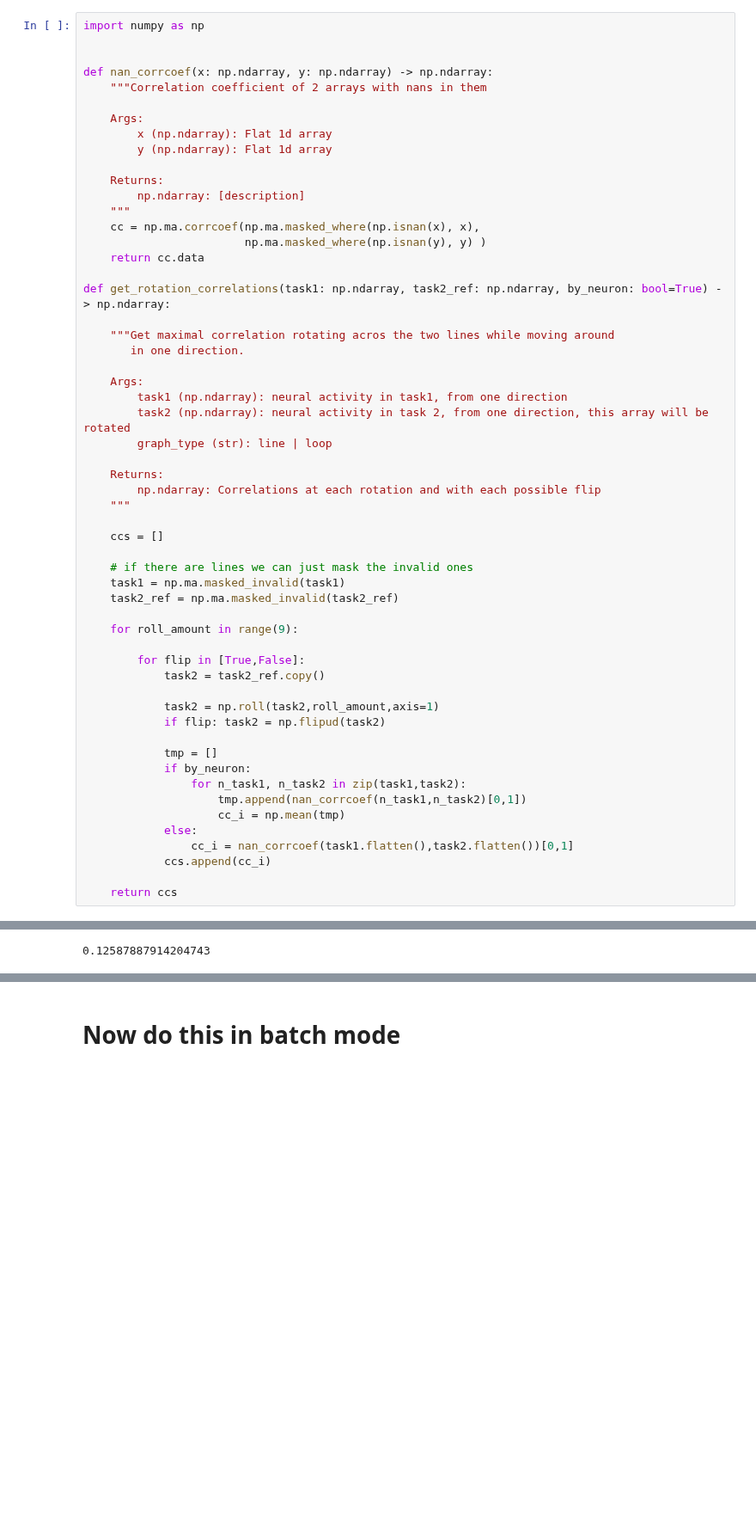
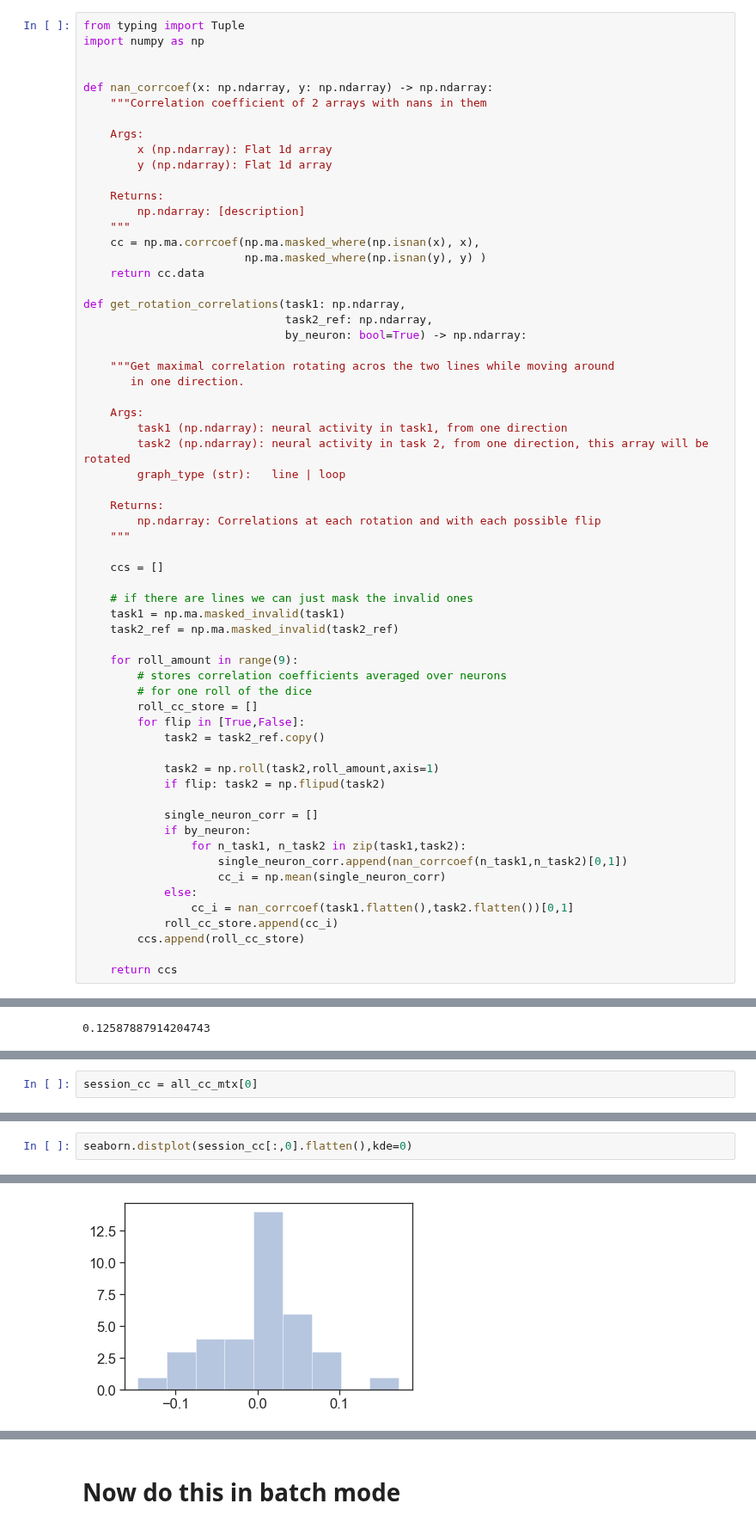
Before and after one commit to yves-weissenberger/ll_ephys, a Jupyter notebook: ephys_notebooks/try_rotate_non_spatial_responses.ipynb, the cells around one changed output, grey strips where cells are left out. Shown at 86% size. Saved outputs shown, nothing was run; the diff lists cells and outputs as text; blank space fills up the shorter version.

Commit message:
cleaning up rorate across tasks code

```diff
--- a/ephys_notebooks/try_rotate_non_spatial_responses.ipynb
+++ b/ephys_notebooks/try_rotate_non_spatial_responses.ipynb
@@ -171,6 +171,7 @@ array([ 0.05686834, -0.00117956, -0.00138216,  0.01053198,  0.06869064,
 # %%
 from mecll.rotate_across_tasks import get_rotation_correlations
 # %%
+from typing import Tuple
 import numpy as np
 
 
@@ -188,7 +189,9 @@ def nan_corrcoef(x: np.ndarray, y: np.ndarray) -> np.ndarray:
                         np.ma.masked_where(np.isnan(y), y) )
     return cc.data
 
-def get_rotation_correlations(task1: np.ndarray, task2_ref: np.ndarray, by_neuron: bool=True) -> np.ndarray:
+def get_rotation_correlations(task1: np.ndarray,
+                              task2_ref: np.ndarray,
+                              by_neuron: bool=True) -> np.ndarray:
 
     """Get maximal correlation rotating acros the two lines while moving around
        in one direction.
@@ -196,7 +199,7 @@ def get_rotation_correlations(task1: np.ndarray, task2_ref: np.ndarray, by_neuro
     Args:
         task1 (np.ndarray): neural activity in task1, from one direction
         task2 (np.ndarray): neural activity in task 2, from one direction, this array will be rotated
-        graph_type (str): line | loop
+        graph_type (str):   line | loop
 
     Returns:
         np.ndarray: Correlations at each rotation and with each possible flip
@@ -209,21 +212,24 @@ def get_rotation_correlations(task1: np.ndarray, task2_ref: np.ndarray, by_neuro
     task2_ref = np.ma.masked_invalid(task2_ref)
 
     for roll_amount in range(9):
-
+        # stores correlation coefficients averaged over neurons
+        # for one roll of the dice
+        roll_cc_store = []
         for flip in [True,False]:
             task2 = task2_ref.copy()
 
             task2 = np.roll(task2,roll_amount,axis=1)
             if flip: task2 = np.flipud(task2)
 
-            tmp = []
+            single_neuron_corr = []
             if by_neuron:
                 for n_task1, n_task2 in zip(task1,task2):
-                    tmp.append(nan_corrcoef(n_task1,n_task2)[0,1])
-                    cc_i = np.mean(tmp)
+                    single_neuron_corr.append(nan_corrcoef(n_task1,n_task2)[0,1])
+                    cc_i = np.mean(single_neuron_corr)
             else:
                 cc_i = nan_corrcoef(task1.flatten(),task2.flatten())[0,1]
-            ccs.append(cc_i)
+            roll_cc_store.append(cc_i)
+        ccs.append(roll_cc_store)
 
     return ccs
 # %%
@@ -381,0 +446,2 @@ plt.axvline(x=np.nanmax(ccs_real)-np.mean(ccs_real),dashes=(7,7),color='.3')
+# %%
+session_cc = all_cc_mtx[0]
@@ -381,0 +457,3 @@ plt.axvline(x=np.nanmax(ccs_real)-np.mean(ccs_real),dashes=(7,7),color='.3')
+# %%
+seaborn.distplot(session_cc[:,0].flatten(),kde=0)
+# %% [output]
@@ -381,0 +461 @@ plt.axvline(x=np.nanmax(ccs_real)-np.mean(ccs_real),dashes=(7,7),color='.3')
+[figure, added]
```
Also changed, not shown: parts of 40 cells of this notebook, 2 other files.
